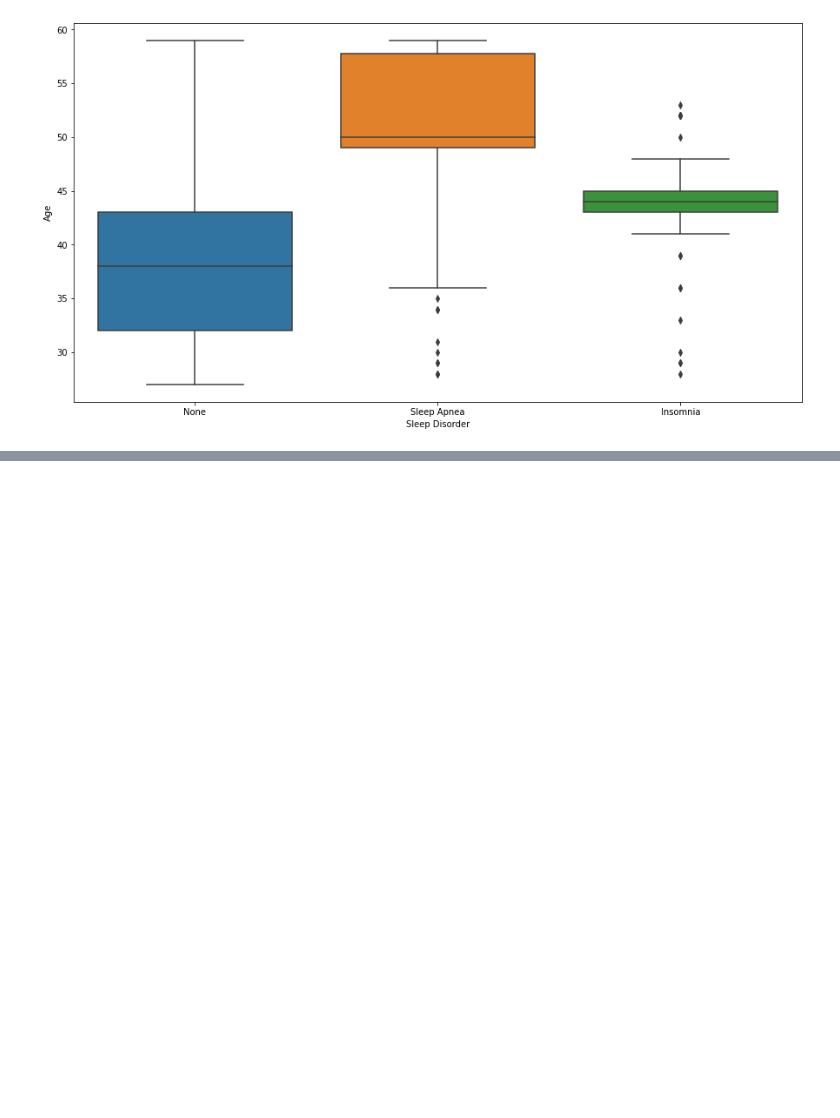
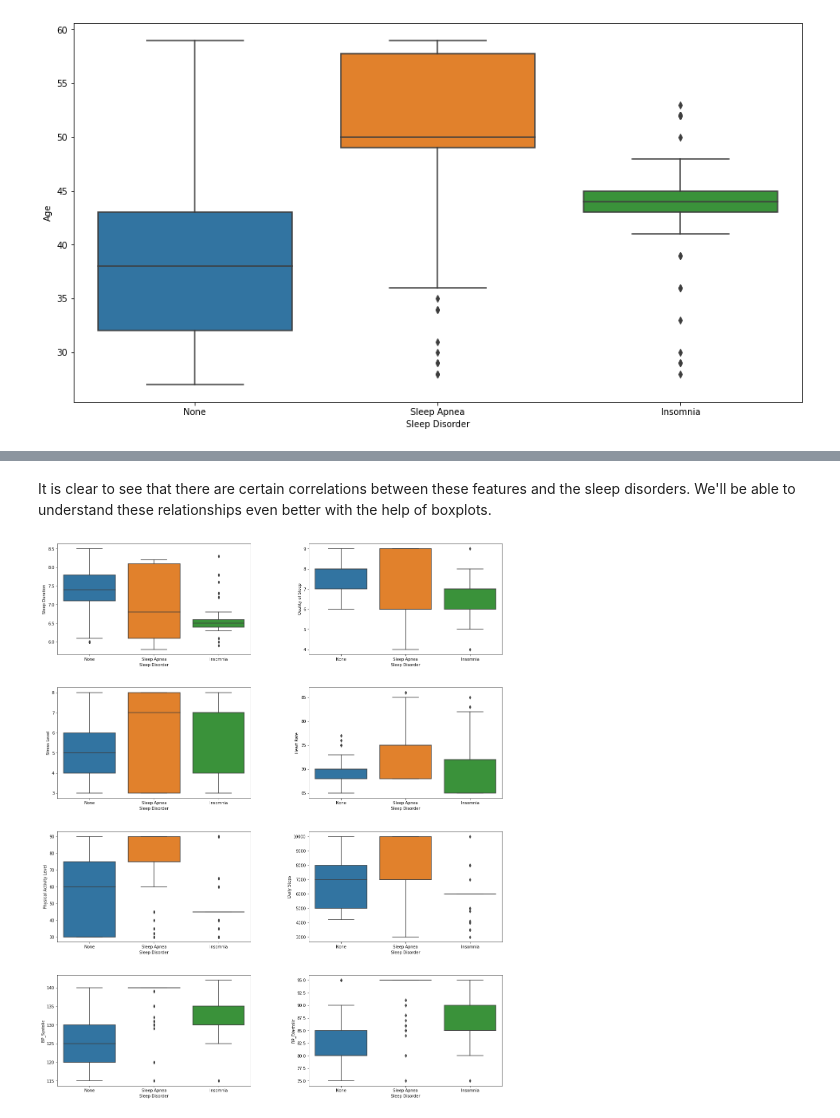
Before and after one commit to Hamza-149/sleep-health-analysis, a Jupyter notebook: sleep_health_analysis.ipynb, the cells around one changed output, grey strips where cells are left out. Cells and saved outputs as stored; diff of their text form; code cells hidden in the pictures; blank space fills up the shorter version.

```diff
--- a/sleep_health_analysis.ipynb
+++ b/sleep_health_analysis.ipynb
@@ -275,3 +301,20 @@ sns.boxplot(data=df, x='Sleep Disorder', y='Age')
+# %% [markdown]
+It is clear to see that there are certain correlations between these features and the sleep disorders. We'll be able to understand these relationships even better with the help of boxplots.
+# %%
+fig, axs = plt.subplots(4, 2, figsize=(20,25))
+
+sns.boxplot(data=df, x='Sleep Disorder', y='Sleep Duration', ax=axs[0,0])
+sns.boxplot(data=df, x='Sleep Disorder', y='Quality of Sleep', ax=axs[0,1])
+sns.boxplot(data=df, x='Sleep Disorder', y='Stress Level', ax=axs[1,0])
+sns.boxplot(data=df, x='Sleep Disorder', y='Heart Rate', ax=axs[1,1])
+sns.boxplot(data=df, x='Sleep Disorder', y='Physical Activity Level', ax=axs[2,0])
+sns.boxplot(data=df, x='Sleep Disorder', y='Daily Steps', ax=axs[2,1])
+sns.boxplot(data=df, x='Sleep Disorder', y='BP_Systolic', ax=axs[3,0])
+sns.boxplot(data=df, x='Sleep Disorder', y='BP_Diastolic', ax=axs[3,1])
+
+plt.subplots_adjust(hspace=0.3, wspace=0.3)
+# %% [output]
+[figure, added]
 # %%
 from plotly.subplots import make_subplots
 import plotly.graph_objects as go
```
Also changed, not shown: parts of 19 cells of this notebook.
